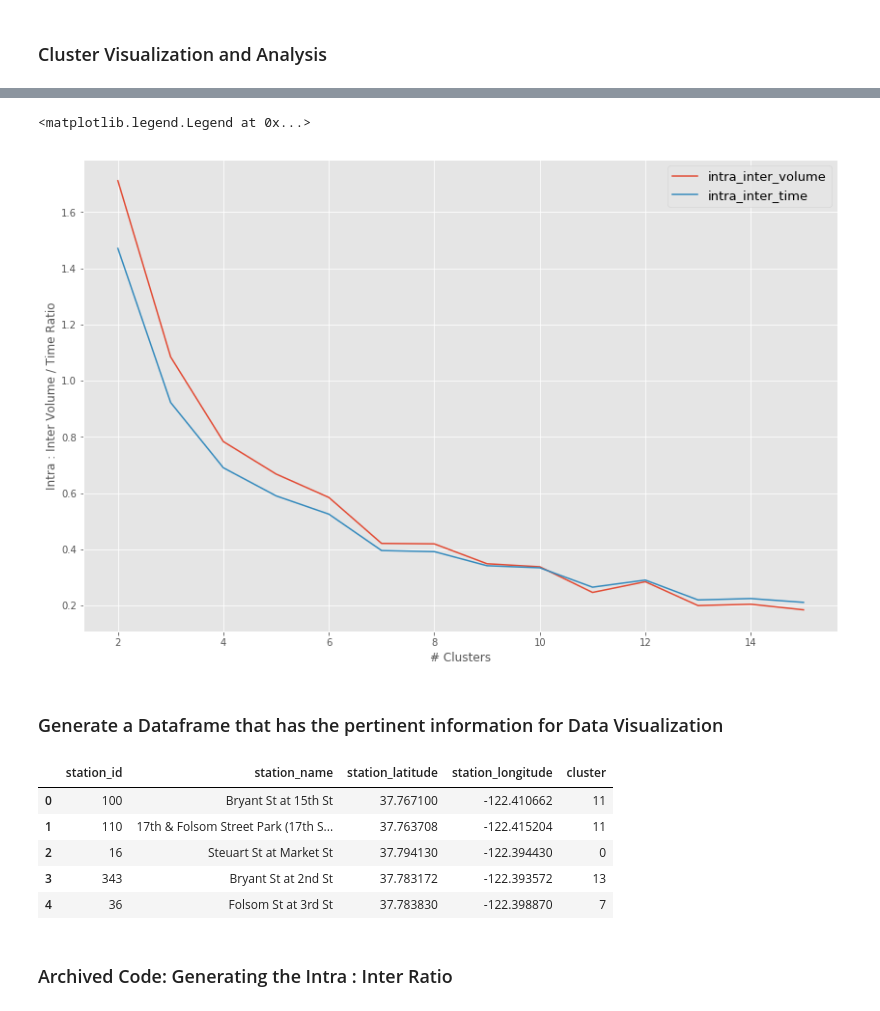
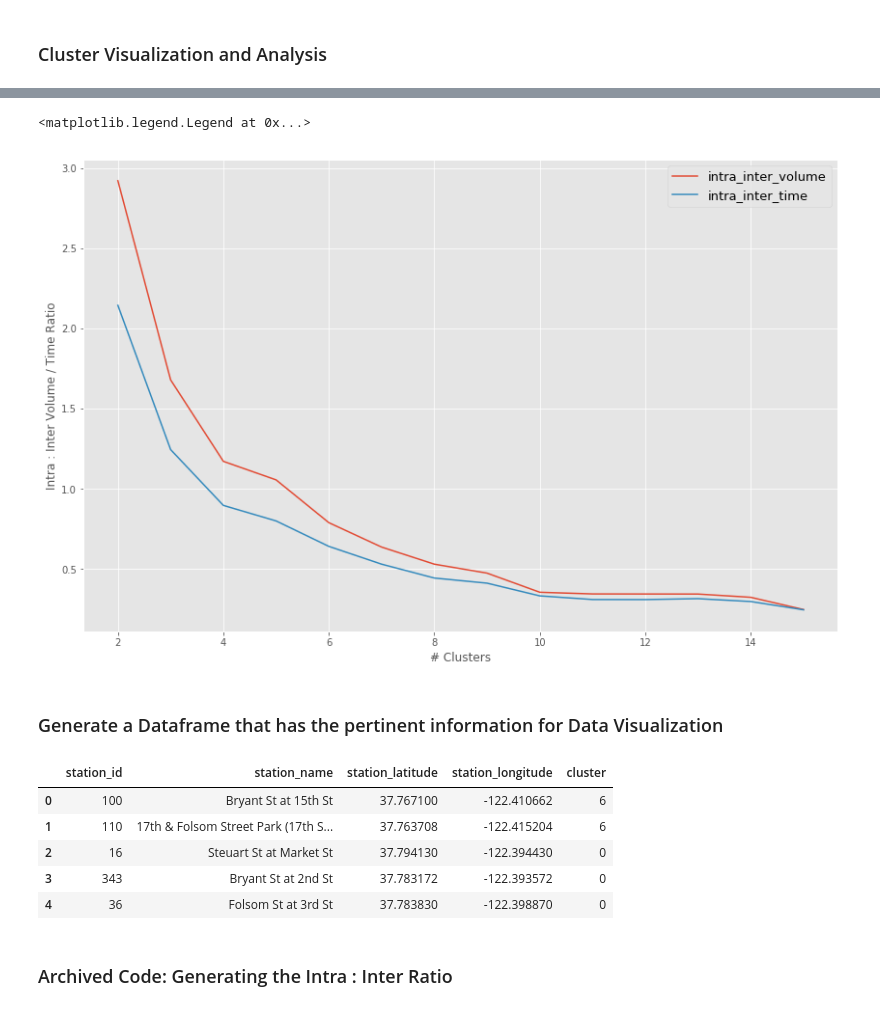
Before and after one commit to beomjundc/datax_bikeshare, a Jupyter notebook: exploratory/clustering/spectral_clustering_ER_v2.ipynb, the cells around one changed output, grey strips where cells are left out. Cells and saved outputs as stored; diff of their text form; code cells hidden in the pictures.

```diff
--- a/exploratory/clustering/spectral_clustering_ER_v2.ipynb
+++ b/exploratory/clustering/spectral_clustering_ER_v2.ipynb
@@ -86,7 +86,7 @@ def generate_aff_mat(trips):
     beta = 1
     sim_mat = np.exp(-beta * aff_mat / aff_mat.std(ddof=0))
 
-    return sim_mat
+    return intercluster_volume, stations_sorted, sim_mat
 
 # Test function
 filtered_trips = trips[trips['month'] == '10']
@@ -112,24 +116,22 @@ array([[0.97073073, 0.88457608, 0.97394938, ..., 0.90274308, 1.        ,
 # %%
 from sklearn.cluster import SpectralClustering
 
-def compute_cluster_metrics(trips_data, num_clusters, intercluster_volume):
-    sim_mat = generate_aff_mat(trips_data) # Generate aff matrix
-
-    sc = SpectralClustering(i, affinity='precomputed', n_init=100, assign_labels='discretize')
+def compute_cluster_metrics(trips_data, num_clusters, intercluster_volume, stations_sorted, sim_mat):
+    sc = SpectralClustering(num_clusters, affinity='precomputed', n_init=100, assign_labels='discretize')
     clusters = sc.fit_predict(sim_mat)
 
-    # select start station and trip count to new dataframe
+    # Select start station and trip count to new dataframe
     intercluster_volume = intercluster_volume[['station_i','station_j', 'trip_count','sum_duration_min']]
 
-    #define a mapping dictionary
+    # Define a mapping dictionary
     cluster_dict = dict(zip(stations_sorted, clusters))
 
-    # map the clusters to the starting stations
+    # Map the clusters to the starting stations
     intercluster_volume['cluster_i'] = intercluster_volume['station_i'].map(cluster_dict)
     intercluster_volume['cluster_j'] = intercluster_volume['station_j'].map(cluster_dict)
 
     # ----------------------------------------------------------------------------------------------------------------------------------------
-    # concat start and end cluster
+    # Concat start and end cluster
     intercluster_volume['start_end_cluster'] = intercluster_volume.cluster_i.map(str) + "|" + intercluster_volume.cluster_j.map(str)
 
     # Group by start and end cluster summing the trip count and duration
@@ -188,8 +190,10 @@ for mth in months_to_run:
     filtered_trips = trips.loc[trips['month'] == mth]
 #     filtered_trips = filter_stations(filtered_trips)
 
+    intercluster_volume, stations_sorted, sim_mat = generate_aff_mat(filtered_trips) # Generate aff matrix
+
     while i <= 15:
-        clusters, computed_metrics = compute_cluster_metrics(filtered_trips, i, intercluster_volume)
+        clusters, computed_metrics = compute_cluster_metrics(filtered_trips, i, intercluster_volume, stations_sorted, sim_mat)
 
         # ----------------------------------------------------------------------------------------------------------------------------------------
         print(i,
@@ -367,4 +371,4 @@ plt.ylabel('Intra : Inter Volume / Time Ratio')
 plt.legend(loc=1, prop={'size': 13})
 # %% [output]
 <matplotlib.legend.Legend at 0x...>
-[figure, old version]
+[figure, new version]
@@ -381,39 +377,38 @@ plt.show()
 # %%
 # Set params
 mth = '03' # month to run clustering for
 num_clusters = 9 # cluster
 
 # Compute clusters
 filtered_trips = trips.loc[trips['month'] == mth]
-clusters, computed_metrics = compute_cluster_metrics(trips, num_clusters, intercluster_volume)
+clusters, computed_metrics = compute_cluster_metrics(trips, num_clusters, intercluster_volume, stations_sorted, sim_mat)
 
 # Create dataframe to export
 station_clustered = list(zip(stations_sorted, clusters))
 df_station_clustered = pd.DataFrame(station_clustered)
-df_station_clustered.rename(columns={0:'station_id',
-                                    1: 'cluster'},inplace=True)
+df_station_clustered.rename(columns={0:'station_id', 1: 'cluster'}, inplace=True)
 
 start = trips[['start_station_id', 'start_station_name', 'start_station_latitude', 'start_station_longitude']].drop_duplicates().rename(columns = {'start_station_id':'station_id', \
                                                  'start_station_name':'station_name', \
                                                  'start_station_latitude':'station_latitude',
                                                  'start_station_longitude': 'station_longitude'})
 
 end = trips[['end_station_id', 'end_station_name', 'end_station_latitude', 'end_station_longitude']].drop_duplicates().rename(columns = {'end_station_id':'station_id', \
                                              'end_station_name':'station_name', \
                                              'end_station_latitude':'station_latitude', \
                                              'end_station_longitude': 'station_longitude'})
 
 df_loc = pd.concat([start, end]).drop_duplicates()
 df_all = df_loc.merge(df_station_clustered, on=["station_id"], how="right")
 df_all.to_csv("clusters_spectral_clustering.csv", index=None)
 df_all.head()
 # %% [output]
 |  | station_id | station_name | station_latitude | station_longitude | cluster |
-| 0 | 100 | Bryant St at 15th St | 37.767100 | -122.410662 | 11 |
-| 1 | 110 | 17th & Folsom Street Park (17th S... | 37.763708 | -122.415204 | 11 |
+| 0 | 100 | Bryant St at 15th St | 37.767100 | -122.410662 | 6 |
+| 1 | 110 | 17th & Folsom Street Park (17th S... | 37.763708 | -122.415204 | 6 |
 | 2 | 16 | Steuart St at Market St | 37.794130 | -122.394430 | 0 |
-| 3 | 343 | Bryant St at 2nd St | 37.783172 | -122.393572 | 13 |
-| 4 | 36 | Folsom St at 3rd St | 37.783830 | -122.398870 | 7 |
+| 3 | 343 | Bryant St at 2nd St | 37.783172 | -122.393572 | 0 |
+| 4 | 36 | Folsom St at 3rd St | 37.783830 | -122.398870 | 0 |
 # %% [markdown]
 ### Archived Code: Generating the Intra : Inter Ratio
 # %%
```
Also changed, not shown: parts of 7 cells of this notebook, 3 other files.
